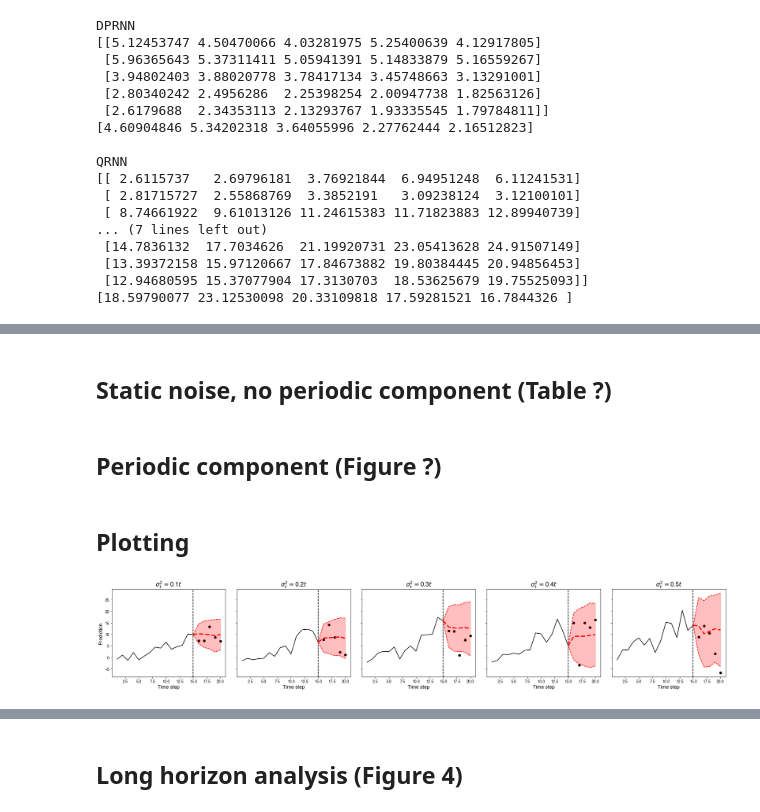
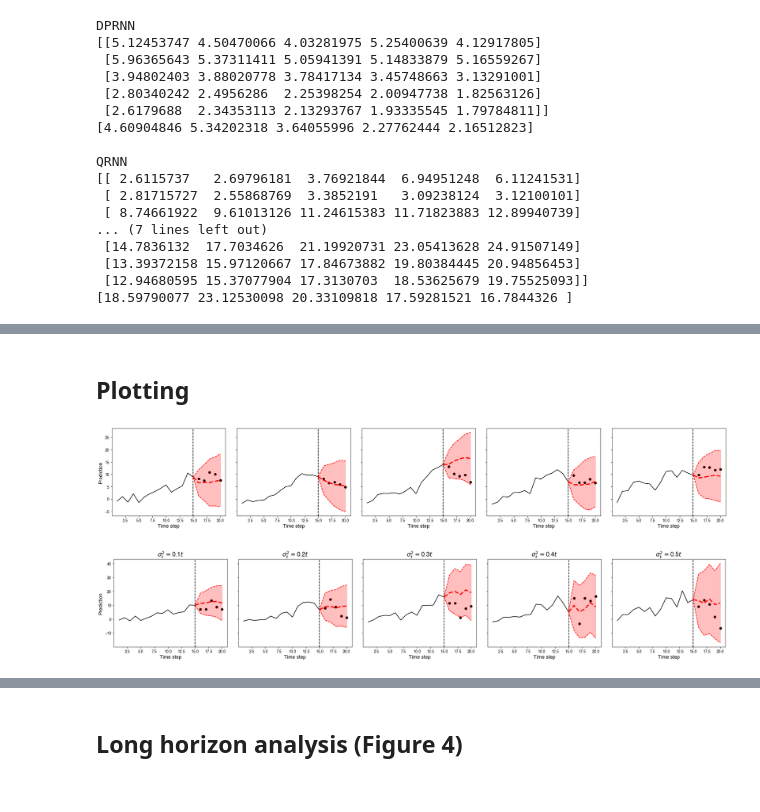
Before and after one commit to kamilest/conformal-rnn, a Jupyter notebook: synthetic.ipynb, the cells around one changed output, grey strips where cells are left out. Cells and saved outputs as stored; diff of their text form; code cells hidden in the pictures.

```diff
--- a/synthetic.ipynb
+++ b/synthetic.ipynb
@@ -261,10 +239,10 @@ plt.show()
-# %% [markdown]
-## Static noise, no periodic component (Table ?)
-# %% [markdown]
-## Periodic component (Figure ?)
 # %% [markdown]
 ## Plotting
+# %%
+plot_timeseries(experiment='static', baseline='CFRNN', index=range(6,7), figure_name='CFRNN_static')
+# %% [output]
+[figure, added]
 # %%
-plot_timeseries(experiment='time_dependent', baseline='QRNN', index=range(6,7))
+plot_timeseries(experiment='time_dependent', baseline='CFRNN', index=range(6,7), figure_name='CFRNN_time_dependent')
 # %% [output]
-[figure, old version]
+[figure, new version]
```
Also changed, not shown: parts of 8 cells of this notebook, 9 other files.
